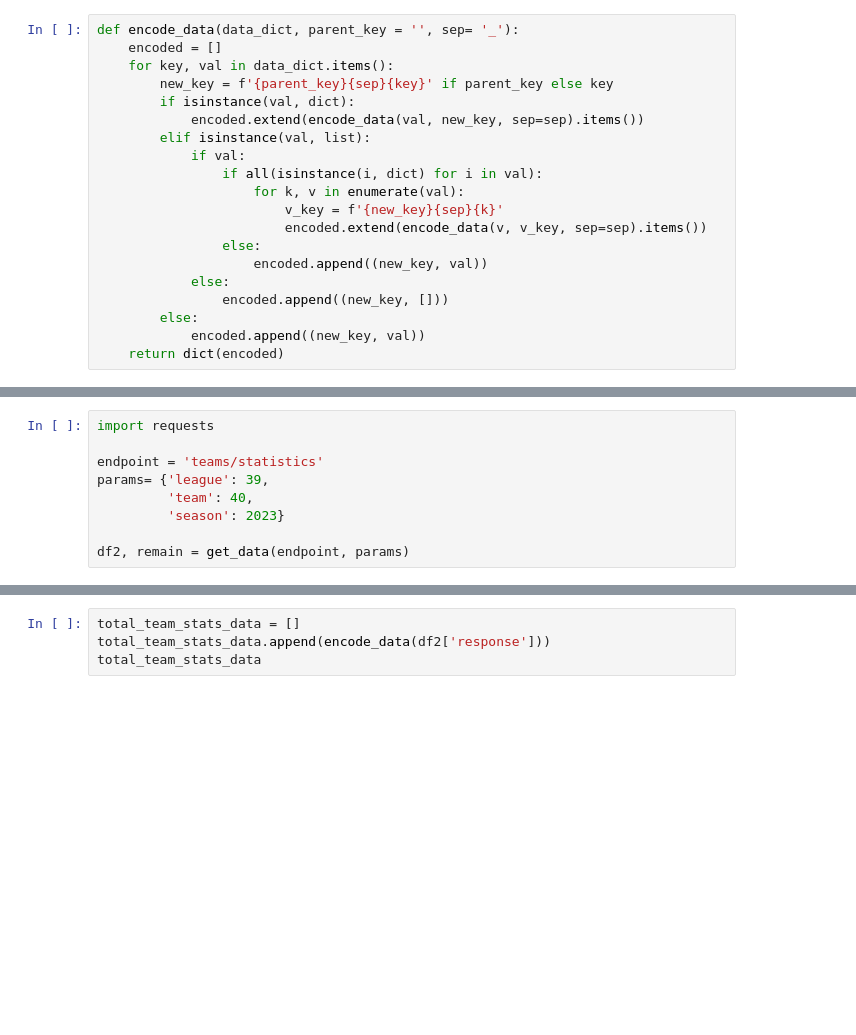
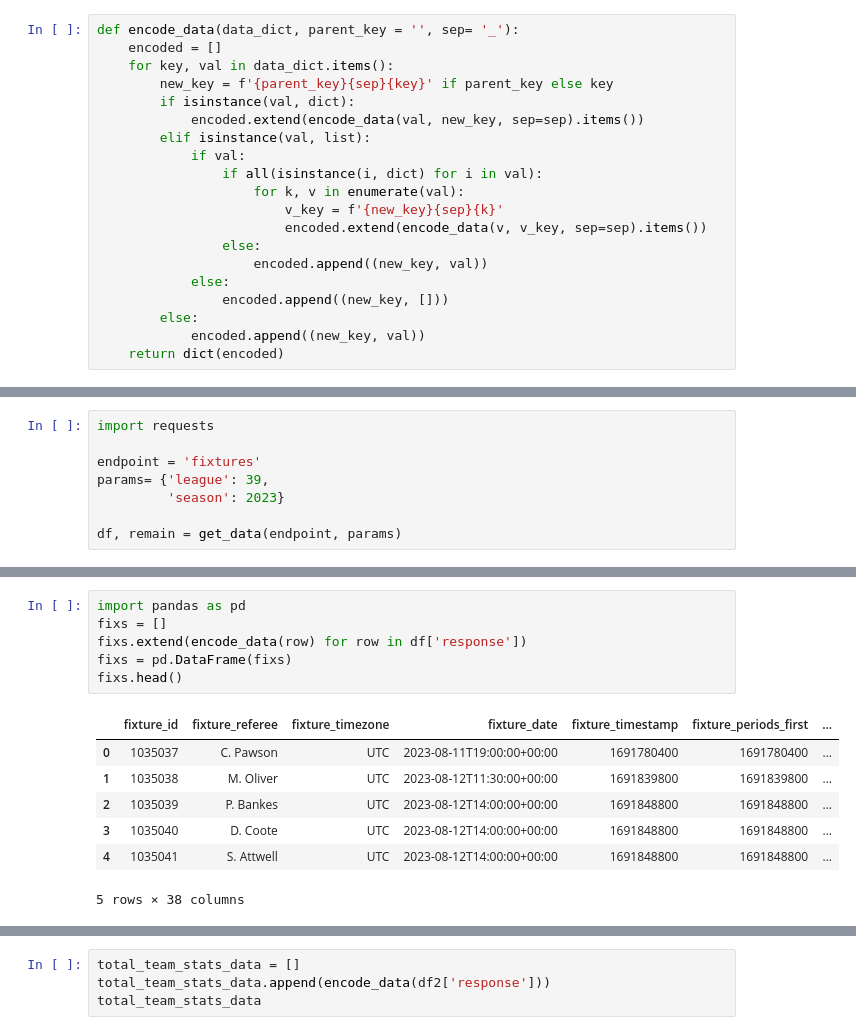
Before and after one commit to MOlowski/Sports-Events-Predictions, a Jupyter notebook: get_players.ipynb, the cells around one changed output, grey strips where cells are left out. Saved outputs shown, nothing was run; the diff lists cells and outputs as text; blank space fills up the shorter version.

Commit message:
added fixtures request to script collecting data

```diff
--- a/get_players.ipynb
+++ b/get_players.ipynb
@@ -74,10 +227,9 @@ def data_to_sql(table_name, df, db_params, conflict_columns):
 # %%
 import requests
 
-endpoint = 'teams/statistics'
+endpoint = 'fixtures'
 params= {'league': 39,
-         'team': 40,
          'season': 2023}
 
-df2, remain = get_data(endpoint, params)
+df, remain = get_data(endpoint, params)
 # %% [output]
@@ -104,0 +257,14 @@ df2['response']
+# %%
+import pandas as pd
+fixs = []
+fixs.extend(encode_data(row) for row in df['response'])
+fixs = pd.DataFrame(fixs)
+fixs.head()
+# %% [output]
+|  | fixture_id | fixture_referee | fixture_timezone | fixture_date | fixture_timestamp | fixture_periods_first | ... |
+| 0 | 1035037 | C. Pawson | UTC | 2023-08-11T19:00:00+00:00 | 1691780400 | 1691780400 | ... |
+| 1 | 1035038 | M. Oliver | UTC | 2023-08-12T11:30:00+00:00 | 1691839800 | 1691839800 | ... |
+| 2 | 1035039 | P. Bankes | UTC | 2023-08-12T14:00:00+00:00 | 1691848800 | 1691848800 | ... |
+| 3 | 1035040 | D. Coote | UTC | 2023-08-12T14:00:00+00:00 | 1691848800 | 1691848800 | ... |
+| 4 | 1035041 | S. Attwell | UTC | 2023-08-12T14:00:00+00:00 | 1691848800 | 1691848800 | ... |
+5 rows × 38 columns
```
Also changed, not shown: parts of 7 cells of this notebook, 1 other file.
